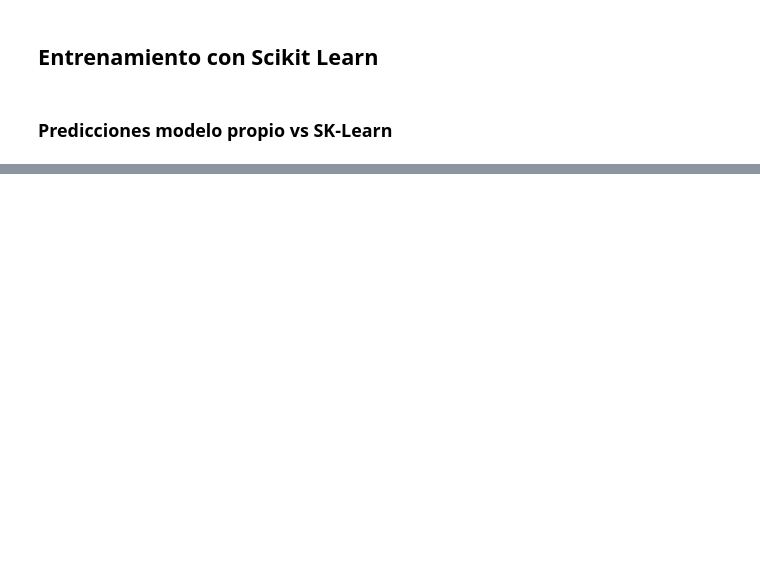
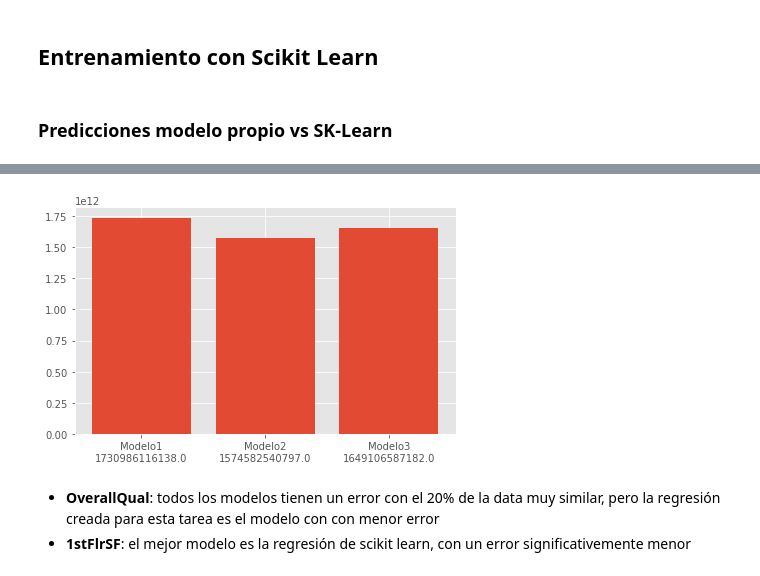
Before and after one commit to ramonescobar/final_project, a Jupyter notebook: Proyecto Final.ipynb, the cells around one changed output, grey strips where cells are left out. Cells and saved outputs as stored; diff of their text form; code cells hidden in the pictures; blank space fills up the shorter version.

```diff
--- a/Proyecto Final.ipynb
+++ b/Proyecto Final.ipynb
@@ -267,0 +286,2 @@ r1, r2, r3 = univ_linear_reg.model_comparative(m1, skm1, np.array(test['OverallQ
+# %%
+modelos_1stFlrSF = univ_linear_reg.model_comparative(m2, skm2, np.array(test['1stFlrSF']))
@@ -267,0 +298,7 @@ r1, r2, r3 = univ_linear_reg.model_comparative(m1, skm1, np.array(test['OverallQ
+# %%
+univ_linear_reg.ploting_error_models(modelos_1stFlrSF)
+# %% [output]
+[figure, added]
+# %% [markdown]
+- **OverallQual**: todos los modelos tienen un error con el 20% de la data muy similar, pero la regresión creada para esta tarea es el modelo con con menor error
+- **1stFlrSF**: el mejor modelo es la regresión de scikit learn, con un error significativemente menor
```
Also changed, not shown: parts of 15 cells of this notebook.
